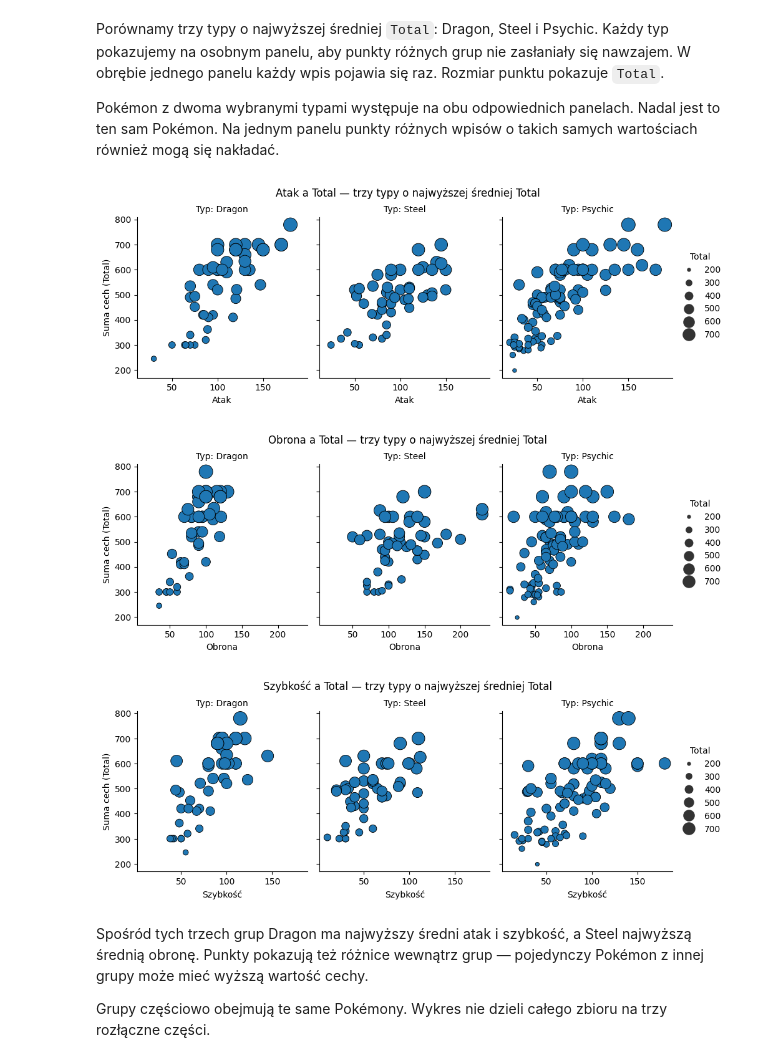
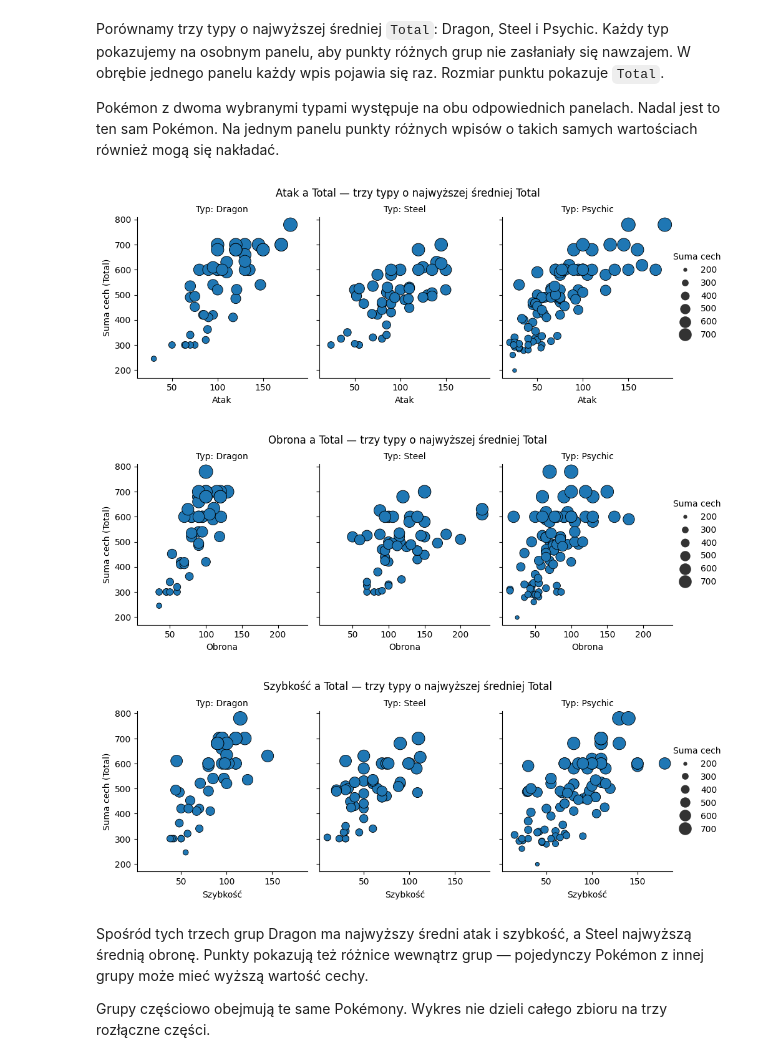
Before and after one commit to Kubix-commits/Wizualizacja-Danych, a Jupyter notebook: Projekt - wizualizacja/Wnioskowanie statystyczne.ipynb, the cells around one changed output. Drawn from its saved outputs; the diff is of its cells as text; code cells hidden in the pictures.

```diff
--- a/Projekt - wizualizacja/Wnioskowanie statystyczne.ipynb
+++ b/Projekt - wizualizacja/Wnioskowanie statystyczne.ipynb
@@ -437,20 +503,21 @@ Pokémon z dwoma wybranymi typami występuje na obu odpowiednich panelach. Nadal
 # %%
 # Osobny panel dla każdego typu, żeby grupy się nie zasłaniały
 trzy_typy_o_najwyzszej_sredniej = dane_typy.groupby('Typ')['Total'].mean().nlargest(3)
 dane_wyfiltrowane = dane_typy[dane_typy['Typ'].isin(trzy_typy_o_najwyzszej_sredniej.index)]
 for cecha in ['Attack', 'Defense', 'Speed']:
     wykres = sns.relplot(data=dane_wyfiltrowane, x=cecha, y='Total',
                         col='Typ', col_order=trzy_typy_o_najwyzszej_sredniej.index,
                         size='Total', sizes=(20, 250), height=3.5, aspect=0.9,
                         edgecolor='black')
     wykres.set_axis_labels(nazwy_cech[cecha], 'Suma cech (Total)')
+    wykres.legend.set_title('Suma cech')
     wykres.set_titles('Typ: {col_name}')
     wykres.figure.suptitle(f'{nazwy_cech[cecha]} a Total — trzy typy o najwyższej średniej Total', y=1.04)
     plt.show()
 # %% [output]
-[figure, old version]
+[figure, new version]
-[figure, old version]
+[figure, new version]
-[figure, old version]
+[figure, new version]
 # %% [markdown]
 Spośród tych trzech grup Dragon ma najwyższy średni atak i szybkość, a Steel najwyższą średnią obronę. Punkty pokazują też różnice wewnątrz grup — pojedynczy Pokémon z innej grupy może mieć wyższą wartość cechy.
 
```
Also changed, not shown: parts of 22 cells of this notebook, 1 other file.
